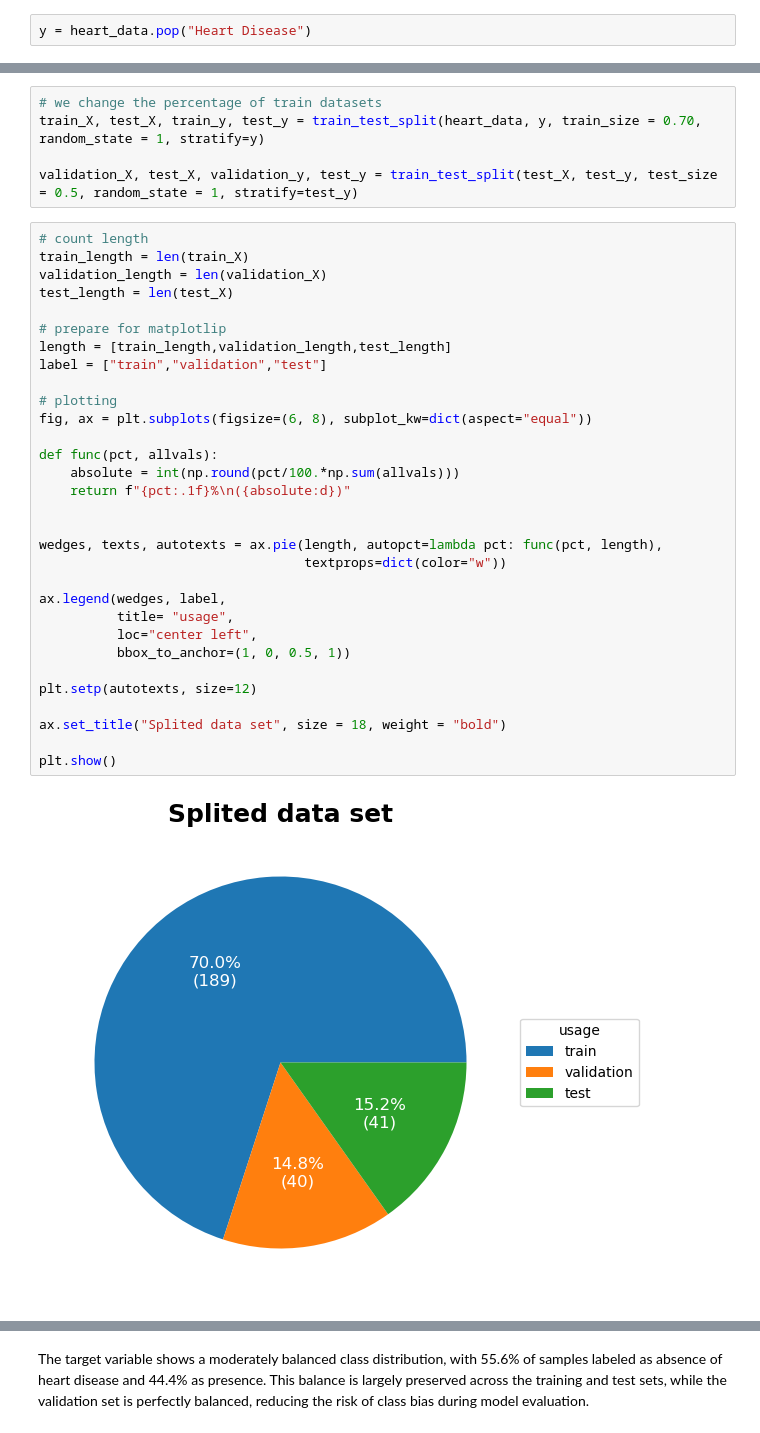
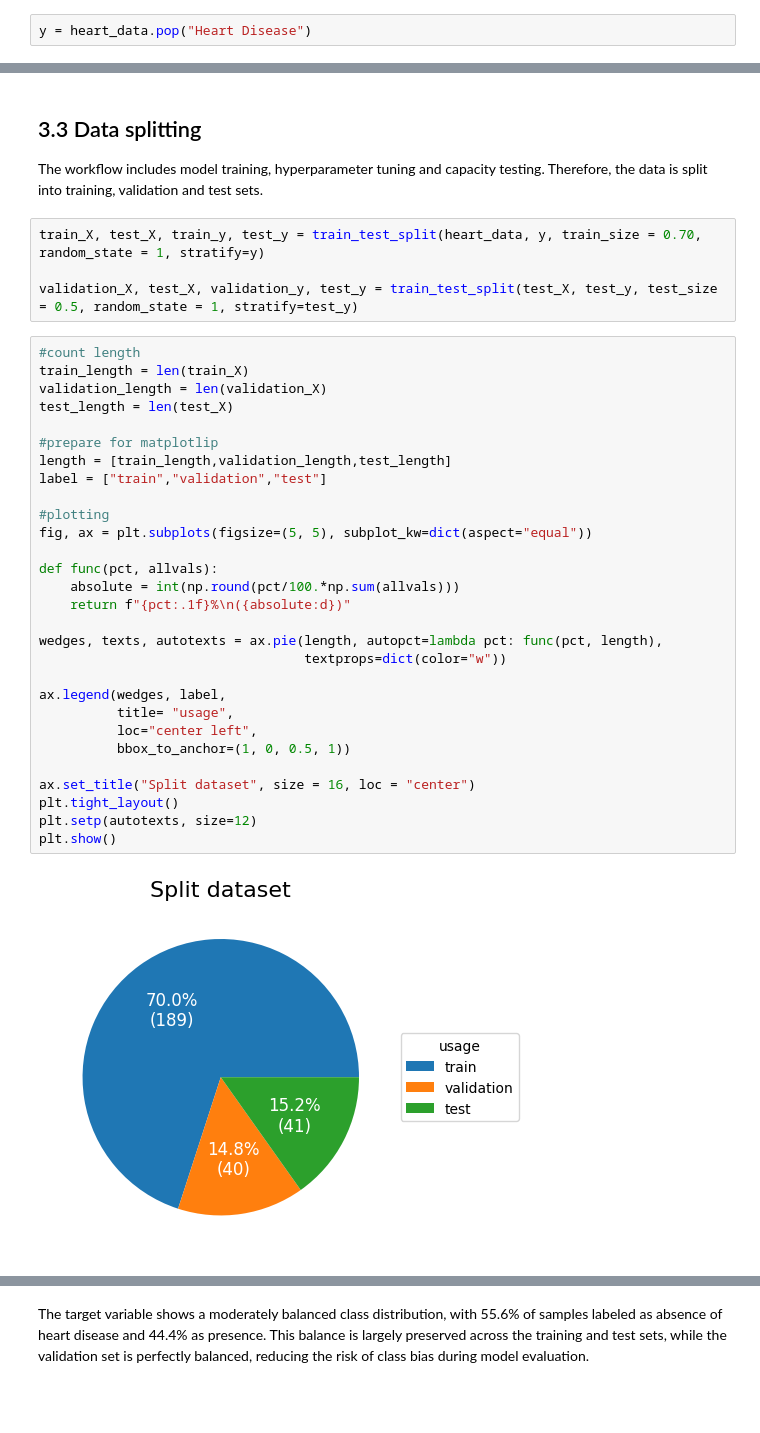
Before and after one commit to micheleishere/CO2, a Jupyter notebook: Project_CO2_main.ipynb, the cells around one changed output, grey strips where cells are left out. Drawn from its saved outputs; the diff is of its cells as text; blank space fills up the shorter version.

```diff
--- a/Project_CO2_main.ipynb
+++ b/Project_CO2_main.ipynb
@@ -324,38 +337,38 @@ print(y)
+# %% [markdown]
+## 3.3 Data splitting
+The workflow includes model training, hyperparameter tuning and capacity testing. Therefore, the data is split into training, validation and test sets.
 # %%
-# we change the percentage of train datasets
 train_X, test_X, train_y, test_y = train_test_split(heart_data, y, train_size = 0.70, random_state = 1, stratify=y)
 
 validation_X, test_X, validation_y, test_y = train_test_split(test_X, test_y, test_size = 0.5, random_state = 1, stratify=test_y)
 # %%
-# count length
+#count length
 train_length = len(train_X)
 validation_length = len(validation_X)
 test_length = len(test_X)
 
-# prepare for matplotlip
+#prepare for matplotlip
 length = [train_length,validation_length,test_length]
 label = ["train","validation","test"]
 
-# plotting
-fig, ax = plt.subplots(figsize=(6, 8), subplot_kw=dict(aspect="equal"))
+#plotting
+fig, ax = plt.subplots(figsize=(5, 5), subplot_kw=dict(aspect="equal"))
 
 def func(pct, allvals):
     absolute = int(np.round(pct/100.*np.sum(allvals)))
     return f"{pct:.1f}%\n({absolute:d})"
-
 
 wedges, texts, autotexts = ax.pie(length, autopct=lambda pct: func(pct, length),
                                   textprops=dict(color="w"))
 
 ax.legend(wedges, label,
           title= "usage",
           loc="center left",
           bbox_to_anchor=(1, 0, 0.5, 1))
 
+ax.set_title("Split dataset", size = 16, loc = "center")
+plt.tight_layout()
 plt.setp(autotexts, size=12)
-
-ax.set_title("Splited data set", size = 18, weight = "bold")
-
 plt.show()
 # %% [output]
-[figure, old version]
+[figure, new version]
```
Also changed, not shown: parts of 79 cells of this notebook, 4 other files.
